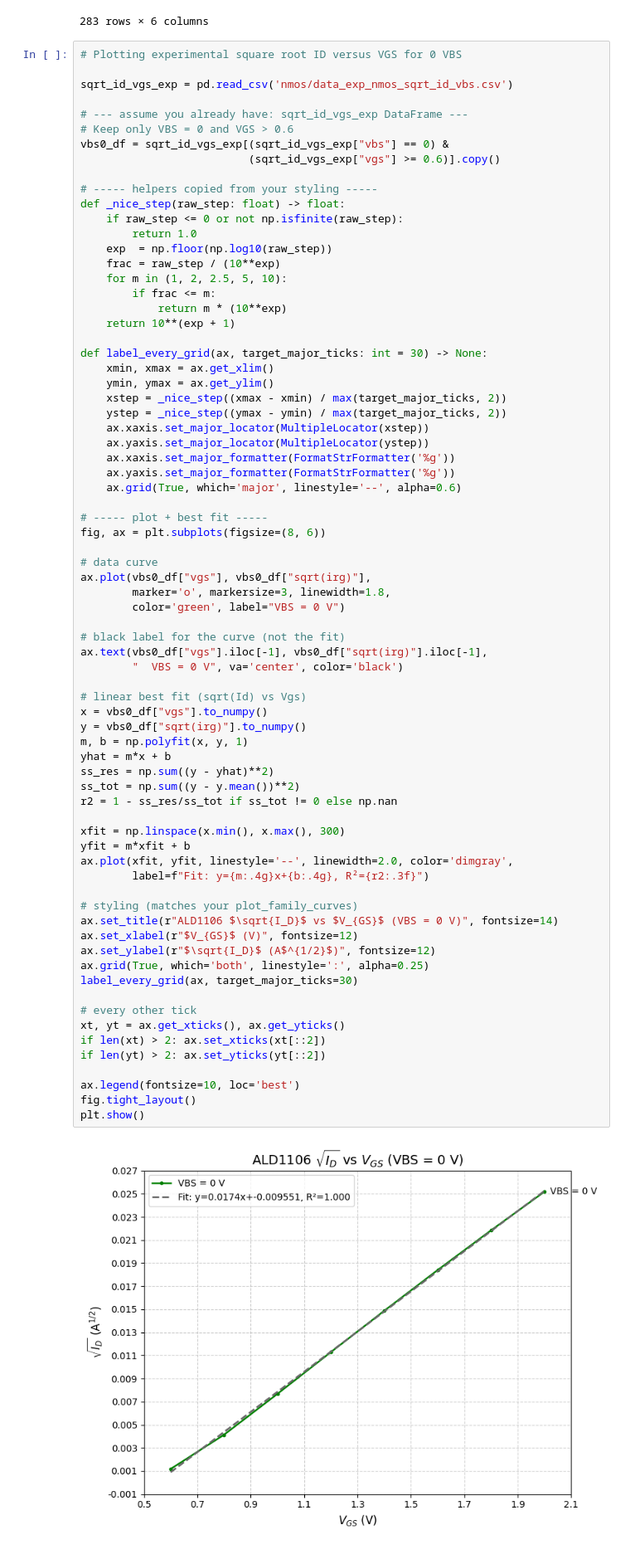
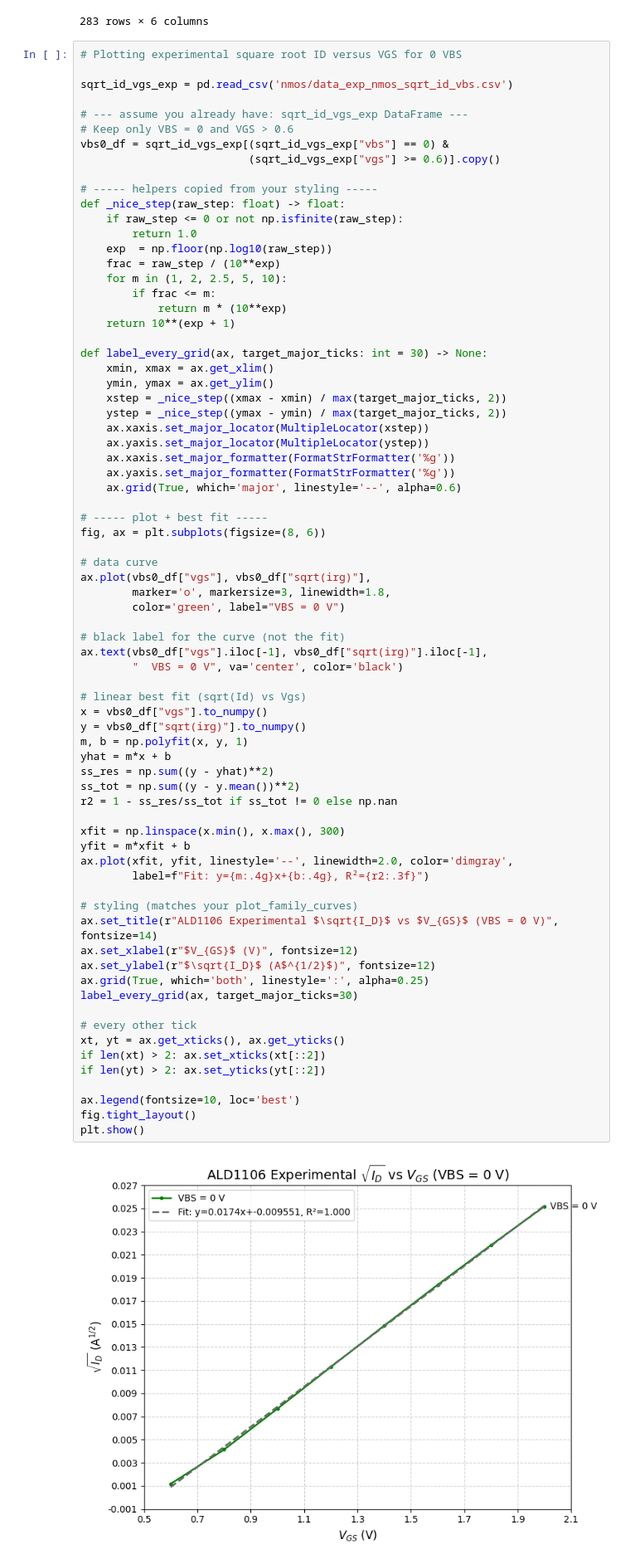
Before and after one commit to emaggyar12/335labs, a Jupyter notebook: lab5/nmos_graphs.ipynb, the cells around one changed output. Shown at 83% size. Saved outputs shown, nothing was run; the diff lists cells and outputs as text.

```diff
--- a/lab5/nmos_graphs.ipynb
+++ b/lab5/nmos_graphs.ipynb
@@ -456,32 +456,32 @@ ax.text(vbs0_df["vgs"].iloc[-1], vbs0_df["sqrt(irg)"].iloc[-1],
 
 # linear best fit (sqrt(Id) vs Vgs)
 x = vbs0_df["vgs"].to_numpy()
 y = vbs0_df["sqrt(irg)"].to_numpy()
 m, b = np.polyfit(x, y, 1)
 yhat = m*x + b
 ss_res = np.sum((y - yhat)**2)
 ss_tot = np.sum((y - y.mean())**2)
 r2 = 1 - ss_res/ss_tot if ss_tot != 0 else np.nan
 
 xfit = np.linspace(x.min(), x.max(), 300)
 yfit = m*xfit + b
 ax.plot(xfit, yfit, linestyle='--', linewidth=2.0, color='dimgray',
         label=f"Fit: y={m:.4g}x+{b:.4g}, R²={r2:.3f}")
 
 # styling (matches your plot_family_curves)
-ax.set_title(r"ALD1106 $\sqrt{I_D}$ vs $V_{GS}$ (VBS = 0 V)", fontsize=14)
+ax.set_title(r"ALD1106 Experimental $\sqrt{I_D}$ vs $V_{GS}$ (VBS = 0 V)", fontsize=14)
 ax.set_xlabel(r"$V_{GS}$ (V)", fontsize=12)
 ax.set_ylabel(r"$\sqrt{I_D}$ (A$^{1/2}$)", fontsize=12)
 ax.grid(True, which='both', linestyle=':', alpha=0.25)
 label_every_grid(ax, target_major_ticks=30)
 
 # every other tick
 xt, yt = ax.get_xticks(), ax.get_yticks()
 if len(xt) > 2: ax.set_xticks(xt[::2])
 if len(yt) > 2: ax.set_yticks(yt[::2])
 
 ax.legend(fontsize=10, loc='best')
 fig.tight_layout()
 plt.show()
 # %% [output]
-[figure, old version]
+[figure, new version]
```
Also changed, not shown: parts of 1 cell of this notebook.
